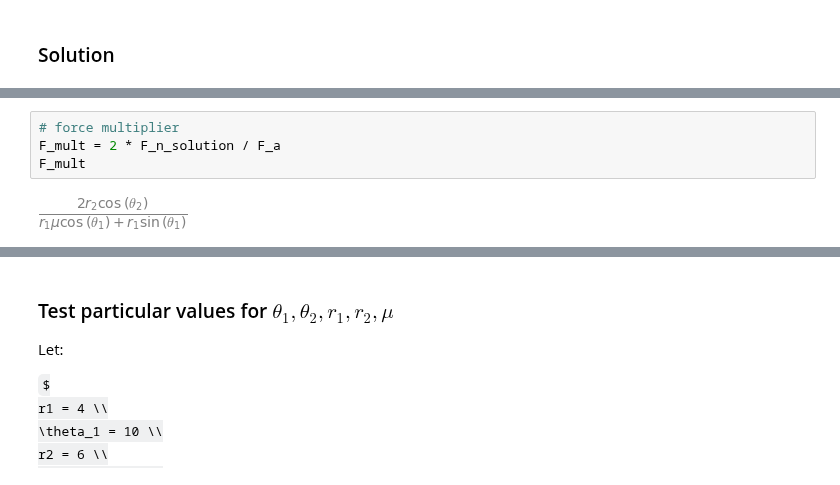
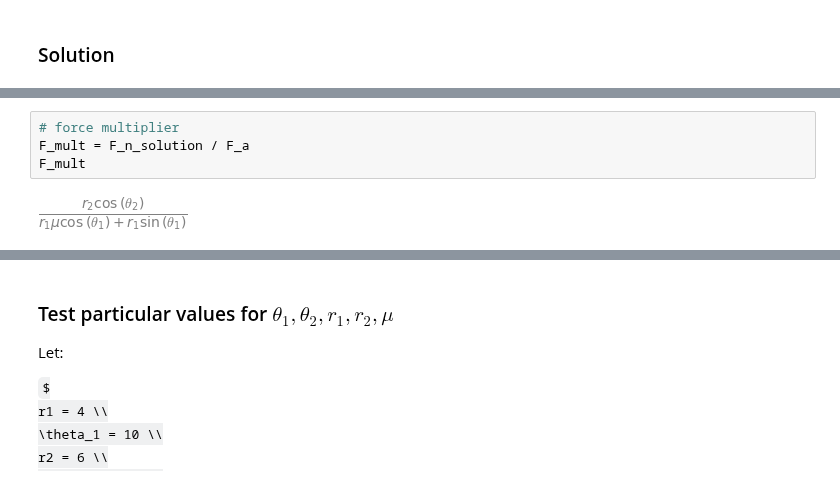
Before and after one commit to aaronksolomon/Cam-Forces, a Jupyter notebook: triangular_cam_forces.ipynb, the cells around one changed output, grey strips where cells are left out. Drawn from its saved outputs; the diff is of its cells as text; some formulas as TeX source.

```diff
--- a/triangular_cam_forces.ipynb
+++ b/triangular_cam_forces.ipynb
@@ -64,9 +64,9 @@ sp.simplify(F_R_y_solution + F_L_y_solution) # check force balance in vertical d
 # %%
 # force multiplier
-F_mult = 2 * F_n_solution / F_a
+F_mult = F_n_solution / F_a
 F_mult
 # %% [output]
-[figure, old version]
+[figure, new version]
 # %%
 # apparent coeff. of friction on left side:
 mu_l = sp.simplify(F_L_y_solution / F_n_solution)
```
Also changed, not shown: parts of 9 cells of this notebook, 4 other files.
